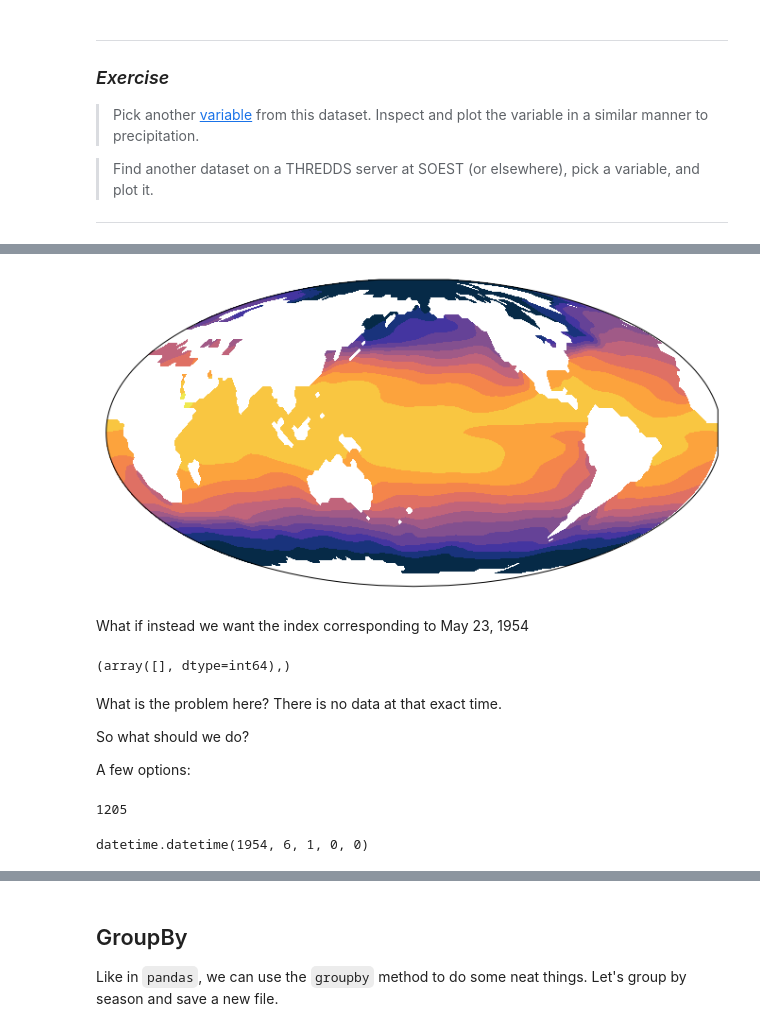
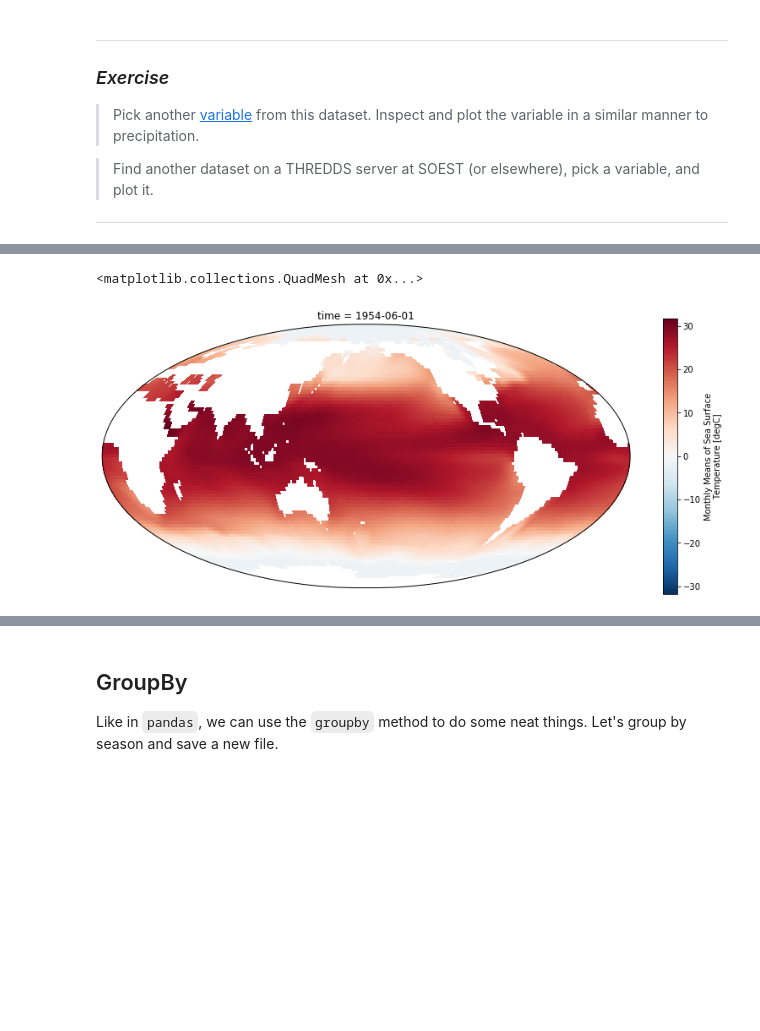
Before and after one commit to kthyng/python4geosciences, a Jupyter notebook: materials/6_xarray.ipynb, the cells around one changed output, grey strips where cells are left out. Cells and saved outputs as stored; diff of their text form; code cells hidden in the pictures; blank space fills up the shorter version.

```diff
--- a/materials/6_xarray.ipynb
+++ b/materials/6_xarray.ipynb
@@ -445,32 +296,8 @@ Great! So the time index we want is 1204. We can now make our sea surface temper
 # %%
 proj = cartopy.crs.Mollweide(central_longitude=180)
-pc = cartopy.crs.PlateCarree()
 fig = plt.figure(figsize=(14,6))
-
 ax = fig.add_subplot(111, projection=proj)
-mappable = ax.contourf(nc['lon'][:], nc['lat'][:], nc['sst'][tind], 10, cmap=cmo.thermal, transform=pc)
+ds.sst.sel(time='1954-6-1').plot(transform=pc)  # the plot's projection
 # %% [output]
+<matplotlib.collections.QuadMesh at 0x...>
-[figure, old version]
+[figure, new version]
-# %% [markdown]
-What if instead we want the index corresponding to May 23, 1954
-# %%
-date = datetime(1954, 5, 23, 0, 0)
-np.where(time==date)
-# %% [output]
-(array([], dtype=int64),)
-# %% [markdown]
-What is the problem here? There is no data at that exact time.
-
-So what should we do?
-
-A few options:
-# %%
-# index of date that minimizes time between model times and desired date
-tidx = np.abs(time - date).argmin()
-tidx
-# %% [output]
-1205
-# %%
-time[tidx]
-# %% [output]
-datetime.datetime(1954, 6, 1, 0, 0)
```
Also changed, not shown: parts of 101 cells of this notebook.
